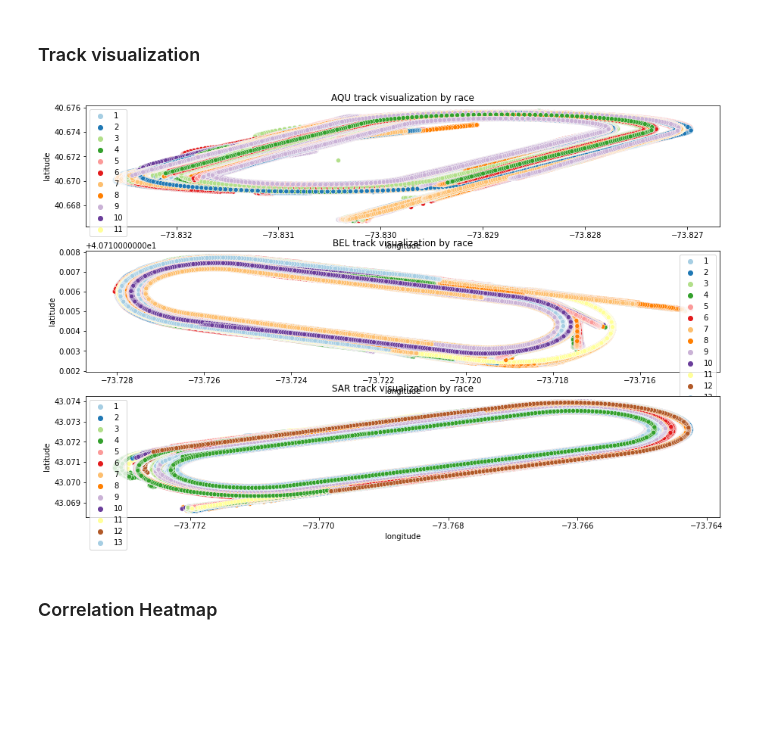
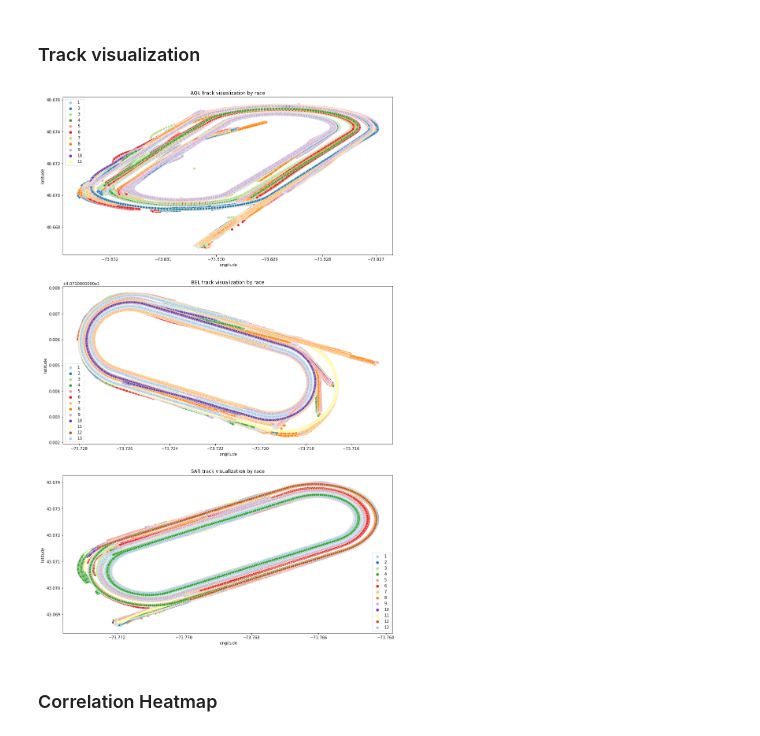
Before and after one commit to anovaYa/DA-Projects, a Jupyter notebook: derby EDA/Derby 2022.ipynb, the cells around one changed output. Saved outputs shown, nothing was run; the diff lists cells and outputs as text; code cells hidden in the pictures; blank space fills up the shorter version.

```diff
--- a/derby EDA/Derby 2022.ipynb
+++ b/derby EDA/Derby 2022.ipynb
@@ -210,14 +210,14 @@ for i, c in enumerate(columnsName):
 # %% [markdown]
 ### Track visualization
 # %%
-plt.figure(figsize = (15, 20))
+plt.figure(figsize = (15, 25))
 for i, trackID in enumerate(completeData['track_id'].unique()):
     plt.subplot(3, 1, i+1)
     sns.scatterplot(data = completeData[completeData['track_id'] == trackID], x = "longitude", y = "latitude", hue = "race_number", palette = "Paired")
     plt.title(f"{trackID} track visualization by race")
     plt.legend()
 # %% [output]
-[figure, old version]
+[figure, new version]
 # %% [markdown]
 ### Correlation Heatmap
 # %%
```
Also changed, not shown: parts of 8 cells of this notebook.
